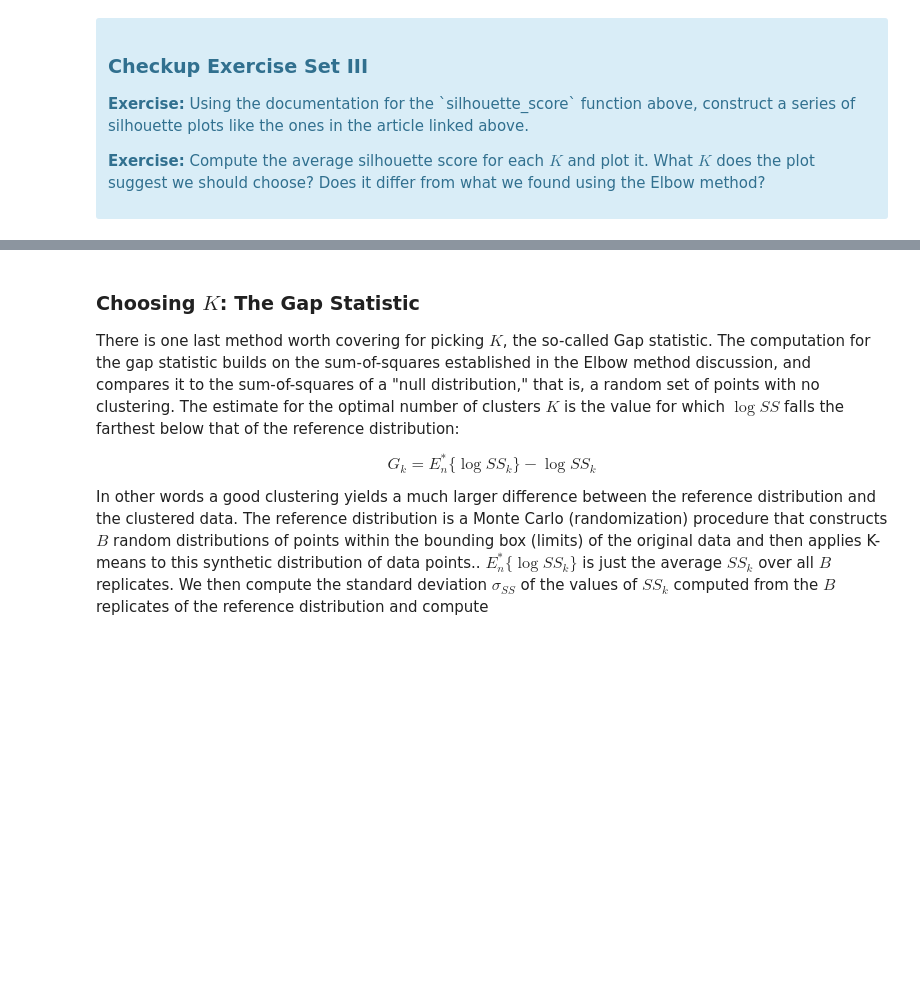
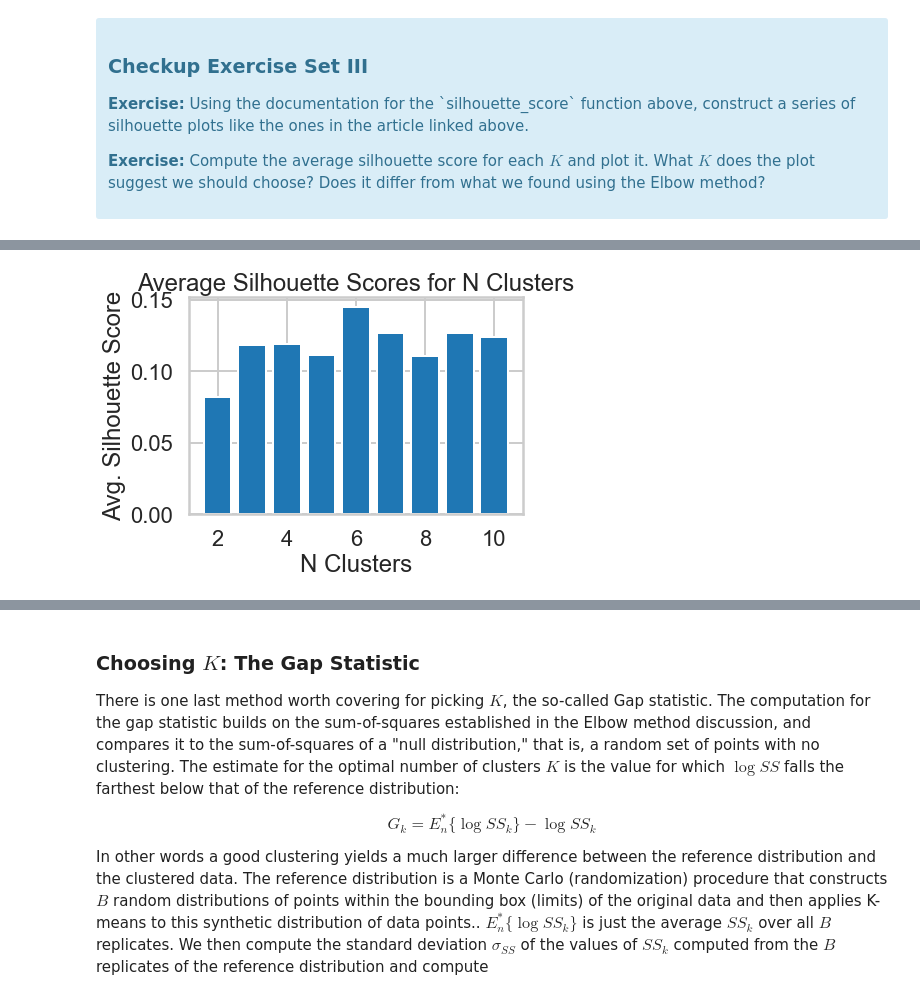
Before and after one commit to Madxam/mec-mini-projects, a Jupyter notebook: mec-16.2.6-clustering-mini-project/Mini_Project_Clustering.ipynb, the cells around one changed output, grey strips where cells are left out. Cells and saved outputs as stored; diff of their text form; code cells hidden in the pictures; blank space fills up the shorter version.

```diff
--- a/mec-16.2.6-clustering-mini-project/Mini_Project_Clustering.ipynb
+++ b/mec-16.2.6-clustering-mini-project/Mini_Project_Clustering.ipynb
@@ -108,0 +263,9 @@ Fortunately, scikit-learn provides a function to compute this for us (phew!) cal
+# %%
+fig, ax = plt.subplots()
+ax.bar(list(k_range), sil_avgs)
+ax.set(title = 'Average Silhouette Scores for N Clusters',
+      xlabel = 'N Clusters',
+      ylabel = 'Avg. Silhouette Score')
+plt.show(fig)
+# %% [output]
+[figure, added]
```
Also changed, not shown: parts of 22 cells of this notebook.
